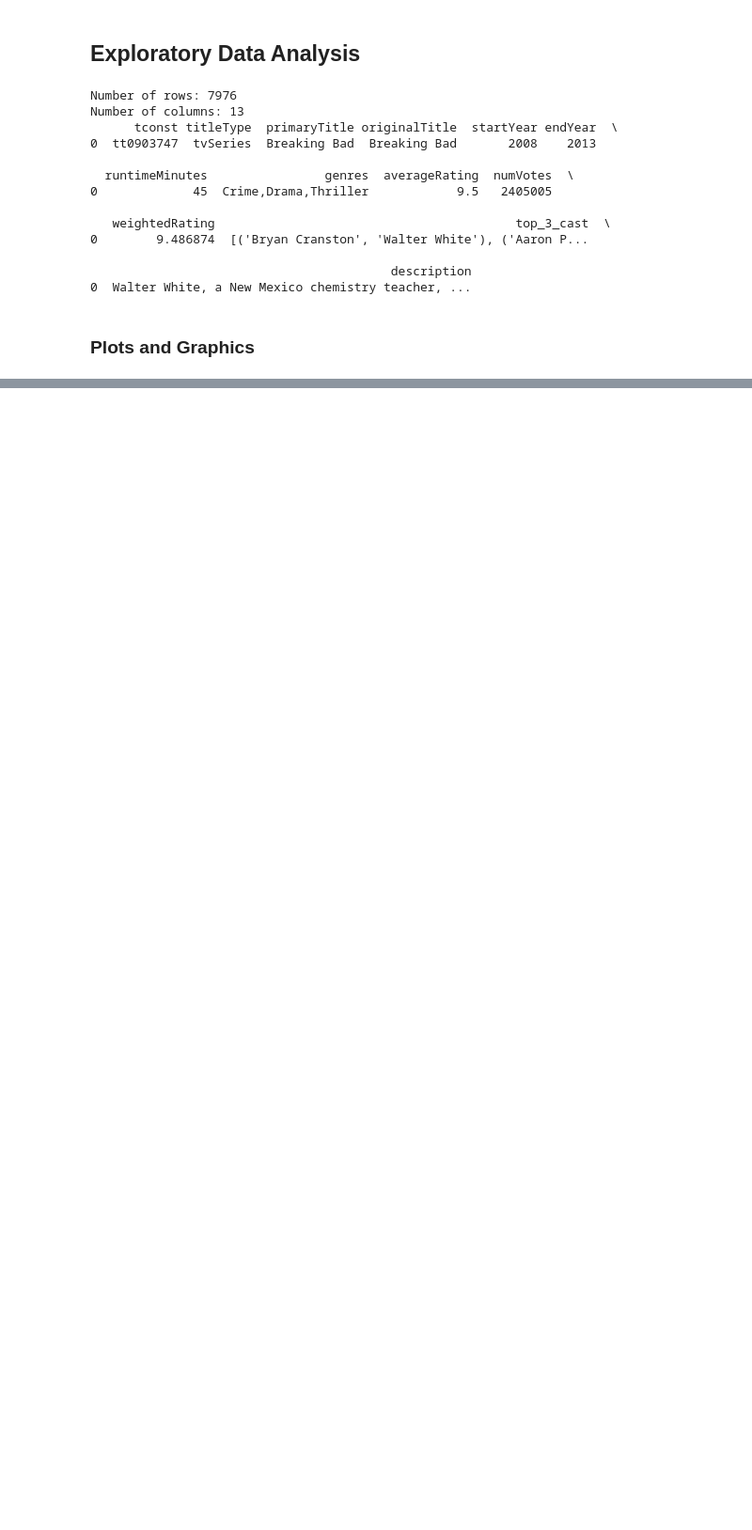
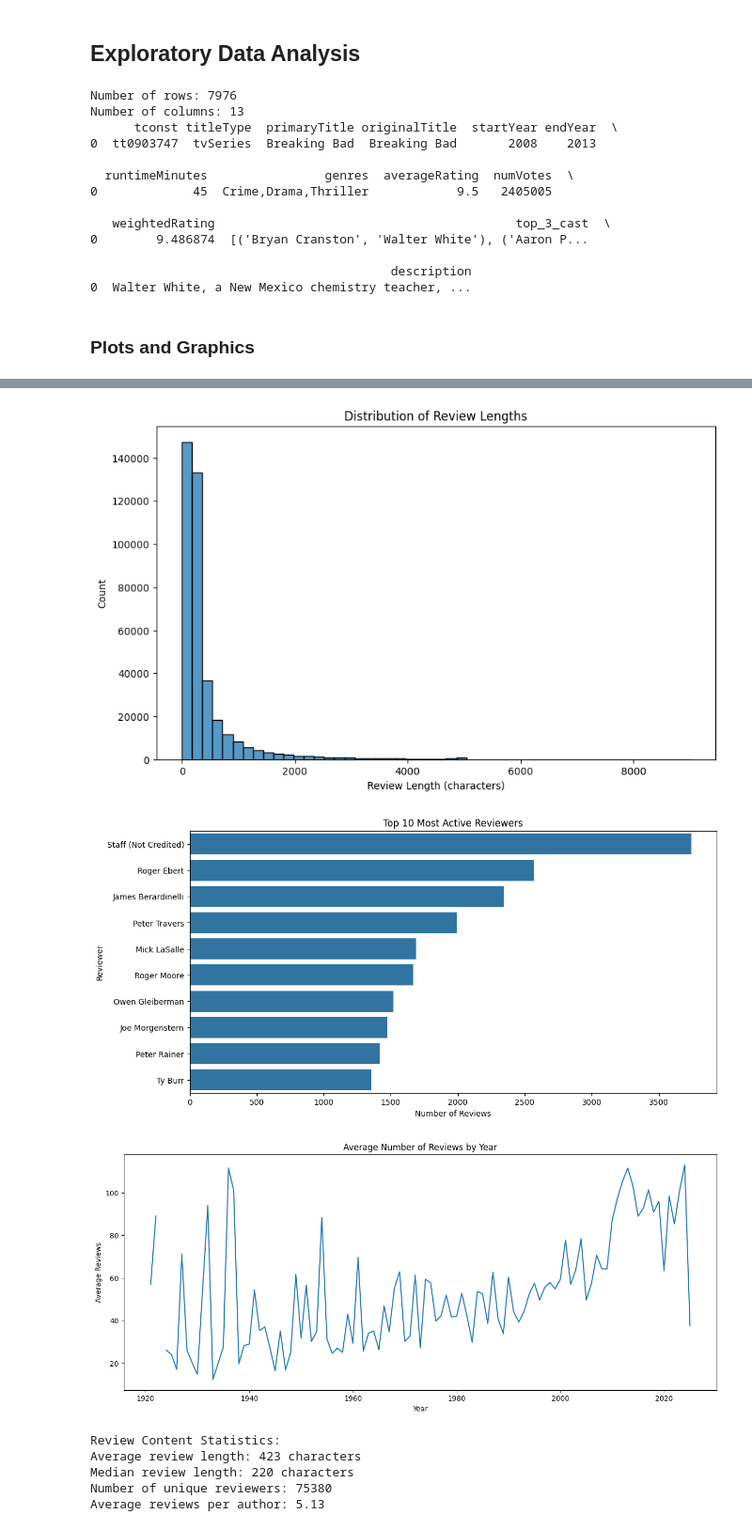
Before and after one commit to FranciscoAlves124/PRI, a Jupyter notebook: eda.ipynb, the cells around one changed output, grey strips where cells are left out. Shown at 94% size. Cells and saved outputs as stored; diff of their text form; code cells hidden in the pictures; blank space fills up the shorter version.

```diff
--- a/eda.ipynb
+++ b/eda.ipynb
@@ -63,0 +143,44 @@ plt.show()
+# %%
+# Review Length Analysis
+plt.figure(figsize=(10, 6))
+sns.histplot(reviews['review_content'].str.len(), bins=50)
+plt.title('Distribution of Review Lengths')
+plt.xlabel('Review Length (characters)')
+plt.ylabel('Count')
+plt.show()
+
+# Top Reviewers Analysis
+top_reviewers = reviews.groupby('review_author').size().sort_values(ascending=False).head(10)
+plt.figure(figsize=(12, 6))
+sns.barplot(x=top_reviewers.values, y=top_reviewers.index)
+plt.title('Top 10 Most Active Reviewers')
+plt.xlabel('Number of Reviews')
+plt.ylabel('Reviewer')
+plt.show()
+
+# Review Statistics by Year
+title_reviews['year'] = pd.to_numeric(title_reviews['startYear'], errors='coerce')
+yearly_reviews = title_reviews.groupby('year')['review_count'].mean()
+
+plt.figure(figsize=(15, 6))
+yearly_reviews.plot(kind='line')
+plt.title('Average Number of Reviews by Year')
+plt.xlabel('Year')
+plt.ylabel('Average Reviews')
+plt.show()
+
+# Print Additional Statistics
+print("\nReview Content Statistics:")
+print(f"Average review length: {reviews['review_content'].str.len().mean():.0f} characters")
+print(f"Median review length: {reviews['review_content'].str.len().median():.0f} characters")
+print(f"Number of unique reviewers: {reviews['review_author'].nunique()}")
+print(f"Average reviews per author: {len(reviews)/reviews['review_author'].nunique():.2f}")
+# %% [output]
+[figure, added]
+[figure, added]
+[figure, added]
+Review Content Statistics:
+Average review length: 423 characters
+Median review length: 220 characters
+Number of unique reviewers: 75380
+Average reviews per author: 5.13
```
Also changed, not shown: parts of 6 cells of this notebook, 1 other file.
